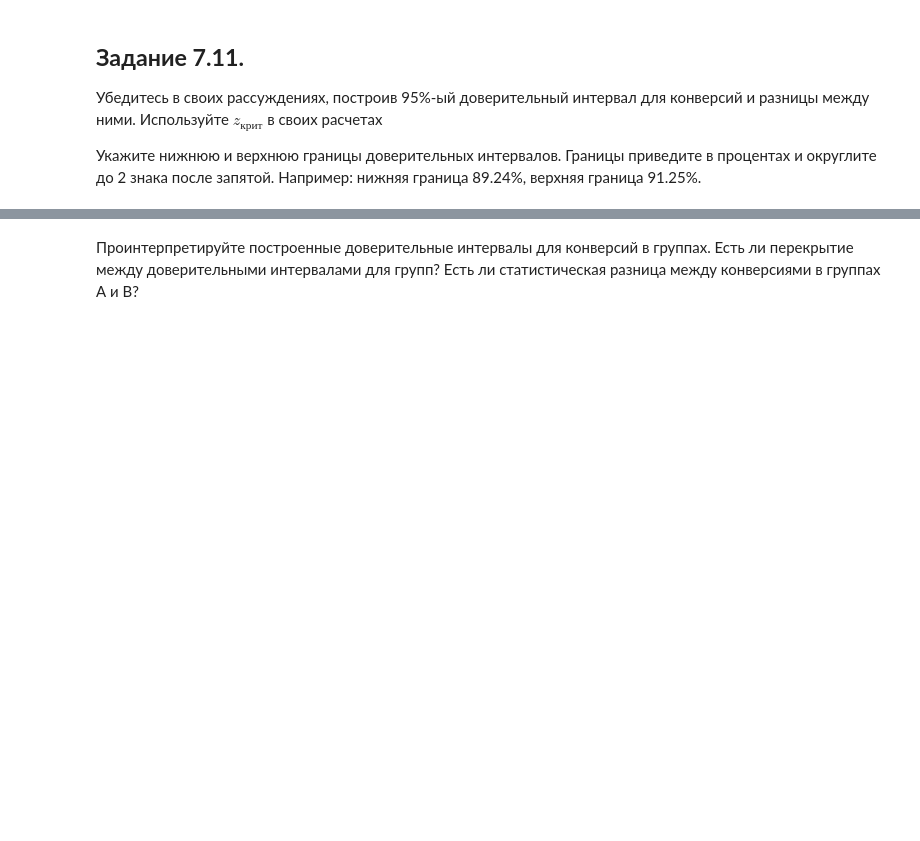
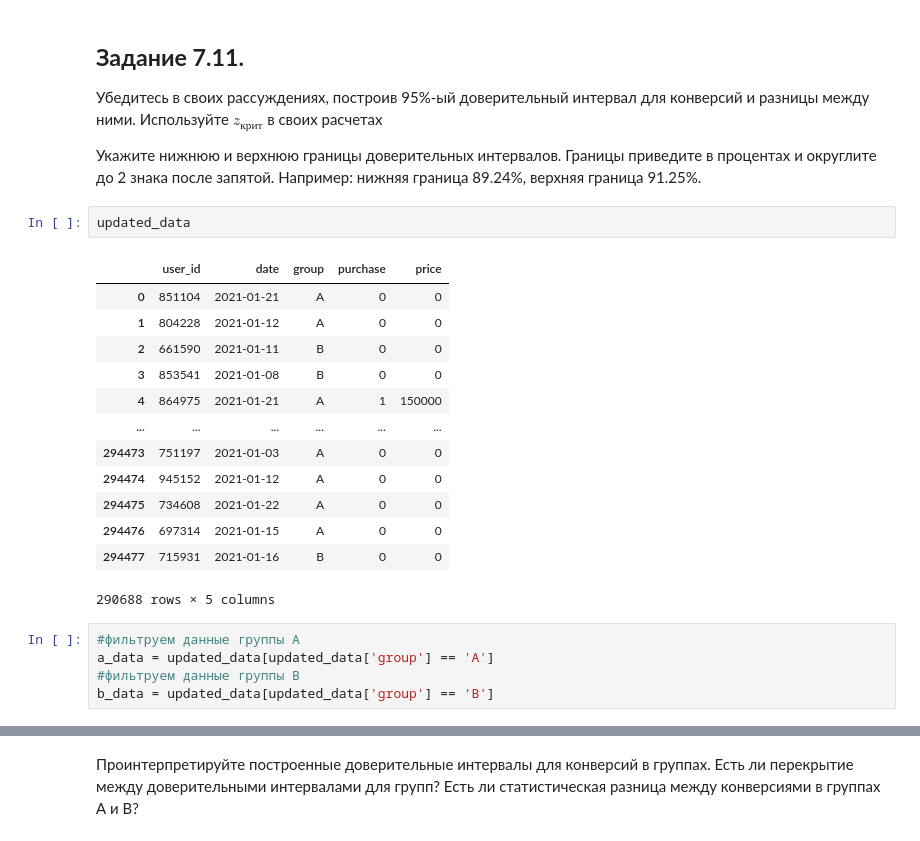
Before and after one commit to ElenaBask/Homework_SF, a Jupyter notebook: Project EDA-5/Template_EDA_5.ipynb, the cells around one changed output, grey strips where cells are left out. Cells and saved outputs as stored; diff of their text form; blank space fills up the shorter version.

```diff
--- a/Project EDA-5/Template_EDA_5.ipynb
+++ b/Project EDA-5/Template_EDA_5.ipynb
@@ -426,3 +403,24 @@ p-value:  0.12
 Убедитесь в своих рассуждениях, построив 95%-ый доверительный интервал для конверсий и разницы между ними. Используйте $z_{крит}$ в своих расчетах
 
 Укажите нижнюю и верхнюю границы доверительных интервалов. Границы приведите в процентах и округлите до 2 знака после запятой. Например: нижняя граница 89.24%, верхняя граница 91.25%.
+# %%
+updated_data
+# %% [output]
+|  | user_id | date | group | purchase | price |
+| 0 | 851104 | 2021-01-21 | A | 0 | 0 |
+| 1 | 804228 | 2021-01-12 | A | 0 | 0 |
+| 2 | 661590 | 2021-01-11 | B | 0 | 0 |
+| 3 | 853541 | 2021-01-08 | B | 0 | 0 |
+| 4 | 864975 | 2021-01-21 | A | 1 | 150000 |
+| ... | ... | ... | ... | ... | ... |
+| 294473 | 751197 | 2021-01-03 | A | 0 | 0 |
+| 294474 | 945152 | 2021-01-12 | A | 0 | 0 |
+| 294475 | 734608 | 2021-01-22 | A | 0 | 0 |
+| 294476 | 697314 | 2021-01-15 | A | 0 | 0 |
+| 294477 | 715931 | 2021-01-16 | B | 0 | 0 |
+290688 rows × 5 columns
+# %%
+#фильтруем данные группы А
+a_data = updated_data[updated_data['group'] == 'A']
+#фильтруем данные группы B
+b_data = updated_data[updated_data['group'] == 'B']
```
Also changed, not shown: parts of 18 cells of this notebook.
